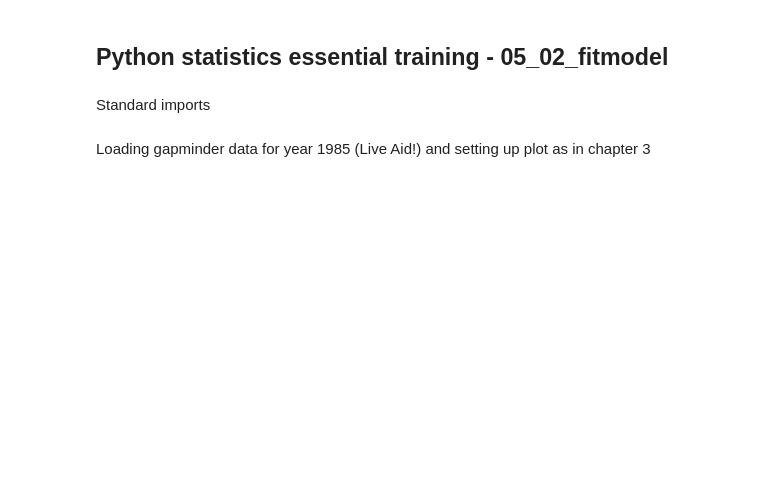
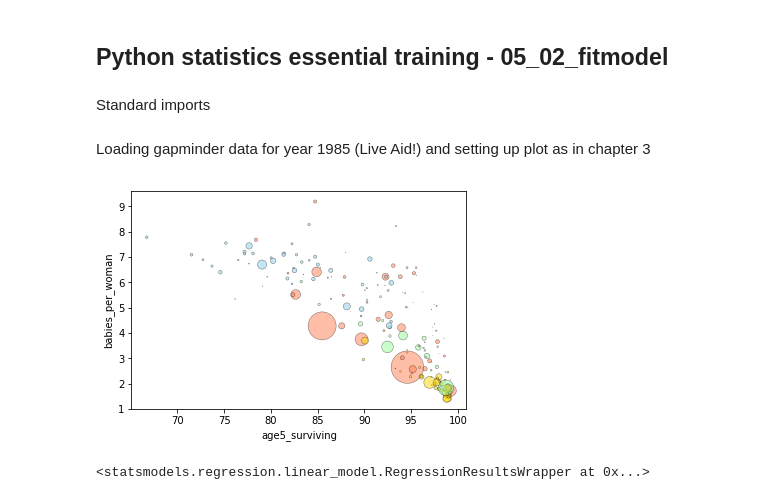
Before and after one commit to atalebizadeh/DS-Career-Track, a Jupyter notebook: Python Statistics/Exercise Files/chapter5/05_02/05_02_fitmodel_begin.ipynb, the cells around one changed output. Drawn from its saved outputs; the diff is of its cells as text; code cells hidden in the pictures; blank space fills up the shorter version.

```diff
--- a/Python Statistics/Exercise Files/chapter5/05_02/05_02_fitmodel_begin.ipynb
+++ b/Python Statistics/Exercise Files/chapter5/05_02/05_02_fitmodel_begin.ipynb
@@ -30,3 +30,7 @@ colors = gdata.region.map({'Africa': 'skyblue', 'Europe': 'gold', 'America': 'pa
 def plotdata():
     gdata.plot.scatter('age5_surviving','babies_per_woman',
                        c=colors,s=size,linewidths=0.5,edgecolor='k',alpha=0.5)
+# %%
+plotdata()
+# %% [output]
+[figure, added]
@@ -32,0 +41,4 @@ def plotdata():
+# %%
+grandmean
+# %% [output]
+<statsmodels.regression.linear_model.RegressionResultsWrapper at 0x...>
```
Also changed, not shown: parts of 20 cells of this notebook.
